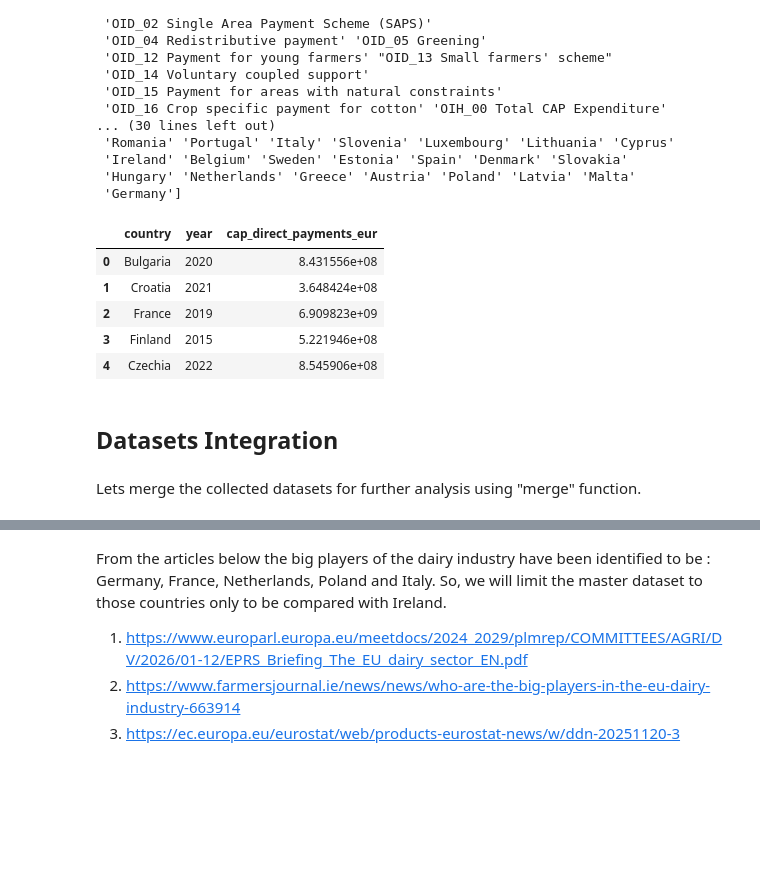
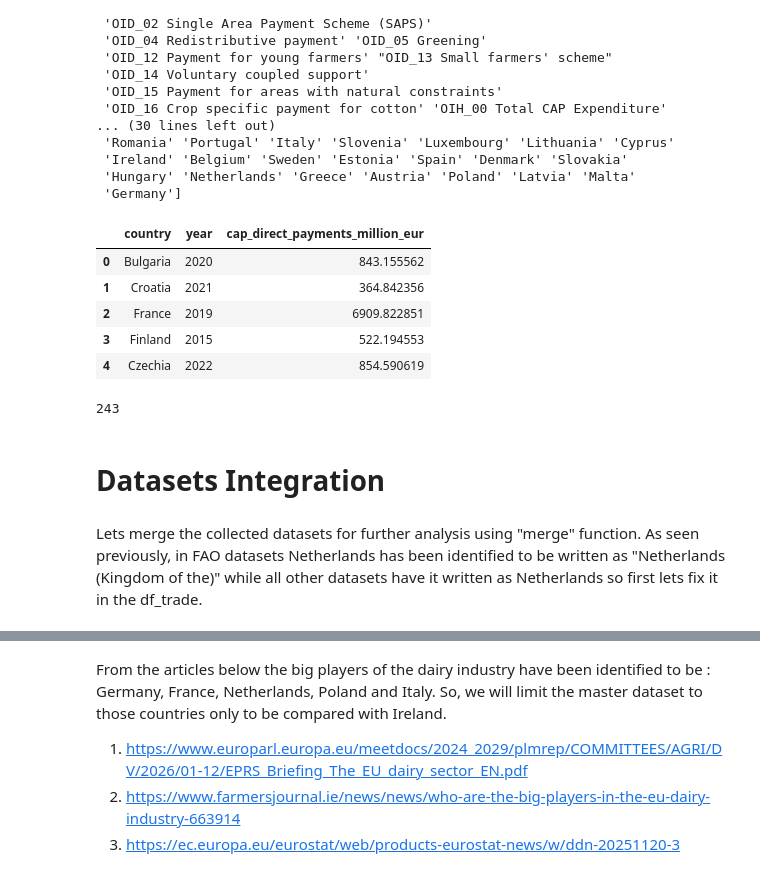
Before and after one commit to alizah-2026006/ca2-dairy-dashboard, a Jupyter notebook: data_prep_notebook.ipynb, the cells around one changed output, grey strips where cells are left out. Saved outputs shown, nothing was run; the diff lists cells and outputs as text; code cells hidden in the pictures; blank space fills up the shorter version.

```diff
--- a/data_prep_notebook.ipynb
+++ b/data_prep_notebook.ipynb
@@ -1108,25 +1144,32 @@ COLUMN: Indicator Name
 # %%
 df_cap = df_cap[
     (df_cap['Indicator Name'] == 'OID_00 Direct payments (DP)') &
     (df_cap['Sub-indicator Unit'] == 'euro') &
     (df_cap['Member State Name'] != 'European Union')
 ][["Member State Name","Time Period","Data"]].reset_index(drop=True)
+
+# Converting cap direct payments from euros to million euros so that it can have directly comparable units with teh economic dataset.
+df_cap["Data"] = df_cap["Data"] / 1_000_000
+
 df_cap = df_cap.rename(columns={
     "Member State Name": "country",
     "Time Period": "year",
-    "Data": "cap_direct_payments_eur"
+    "Data": "cap_direct_payments_million_eur"
 })
 df_cap.head()
 # %% [output]
-|  | country | year | cap_direct_payments_eur |
-| 0 | Bulgaria | 2020 | 8.431556e+08 |
-| 1 | Croatia | 2021 | 3.648424e+08 |
-| 2 | France | 2019 | 6.909823e+09 |
-| 3 | Finland | 2015 | 5.221946e+08 |
-| 4 | Czechia | 2022 | 8.545906e+08 |
+|  | country | year | cap_direct_payments_million_eur |
+| 0 | Bulgaria | 2020 | 843.155562 |
+| 1 | Croatia | 2021 | 364.842356 |
+| 2 | France | 2019 | 6909.822851 |
+| 3 | Finland | 2015 | 522.194553 |
+| 4 | Czechia | 2022 | 854.590619 |
 # %%
 df_cap.to_csv("data/processed/df_cap.csv",index=False)
+df_cap.to_sql("df_cap", con=engine, if_exists="replace", index=False)
+# %% [output]
+243
 # %% [markdown]
-## Datasets Integration
+# Datasets Integration
 # %% [markdown]
-Lets merge the collected datasets for further analysis using "merge" function.
+Lets merge the collected datasets for further analysis using "merge" function. As seen previously, in FAO datasets Netherlands has been identified to be written as "Netherlands (Kingdom of the)" while all other datasets have it written as Netherlands so first lets fix it in the df_trade.
```
Also changed, not shown: parts of 105 cells of this notebook, 11 other files.
